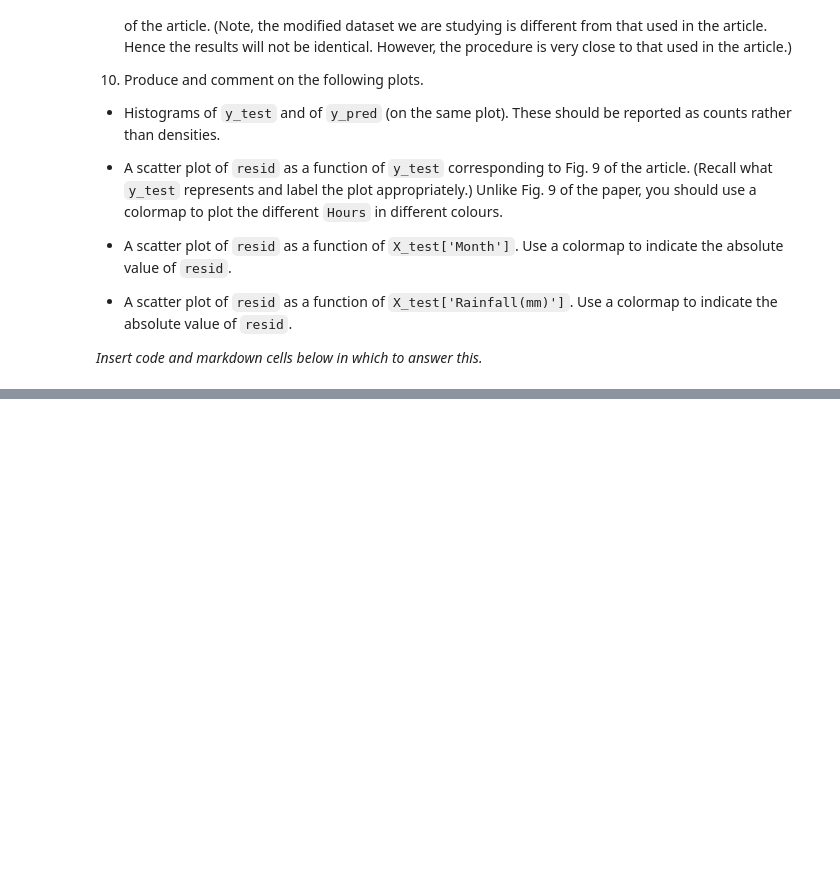
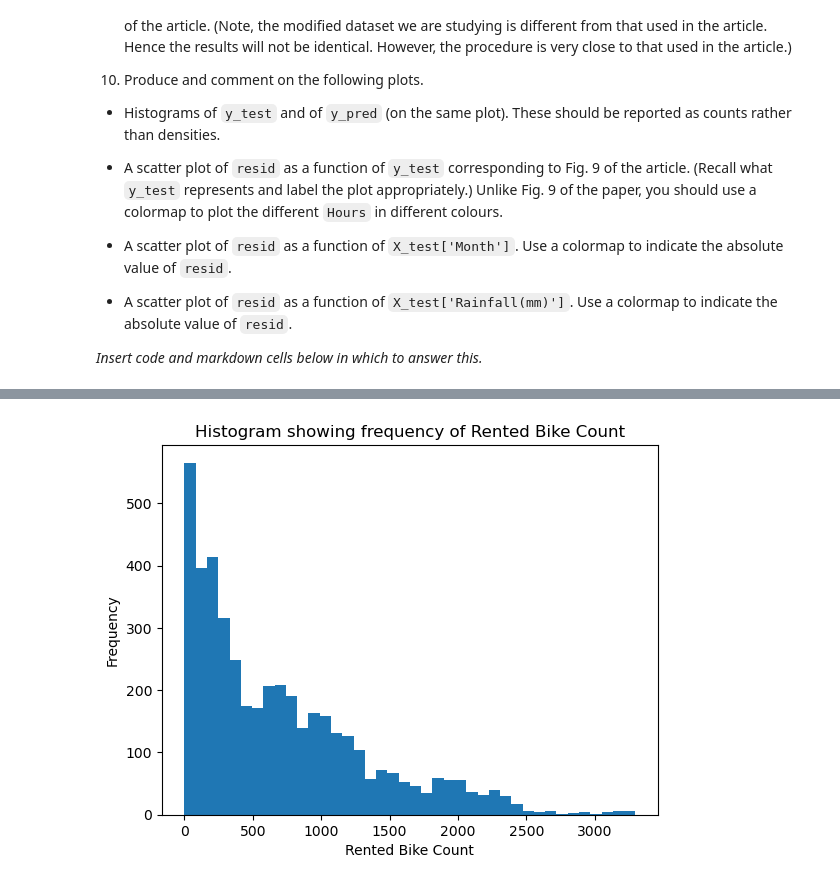
Before and after one commit to goshawk22/ma124-ml, a Jupyter notebook: section_a/A1.ipynb, the cells around one changed output, grey strips where cells are left out. Cells and saved outputs as stored; diff of their text form; code cells hidden in the pictures; blank space fills up the shorter version.

Commit message:
Move A1 to correct file and clean up imports

```diff
--- a/section_a/A1.ipynb
+++ b/section_a/A1.ipynb
@@ -53,3 +53,96 @@ While the number of tasks is large, this is in part because the instructions are
 - A scatter plot of `resid` as a function of `X_test['Rainfall(mm)']`. Use a colormap to indicate the absolute value of `resid`.
 
 *Insert code and markdown cells below in which to answer this.*
+# %%
+#import libraries
+
+import numpy as np
+import matplotlib.pyplot as plt
+import pandas as pd
+import copy
+from sklearn import linear_model, metrics
+
+#choose data
+
+dataframe = pd.read_csv("../data/SeoulBikeData_mod.csv")
+print(dataframe.describe())
+
+#original data histogram
+
+plt.hist(dataframe['Rented Bike Count'], bins = 40)
+plt.title('Histogram showing frequency of Rented Bike Count')
+plt.xlabel('Rented Bike Count')
+plt.ylabel('Frequency')
+
+plt.show()
+
+#original data boxplot
+
+plt.boxplot(dataframe['Rented Bike Count'], vert = False)
+
+plt.title('Box plot showing frequency of Rented Bike Count')
+plt.xlabel('Rented Bike Count')
+plt.yticks([])
+
+plt.show()
+
+#test-train split
+
+X = dataframe.drop('Rented Bike Count', axis = 1)
+y=dataframe['Rented Bike Count']
+
+X_test = X[int(len(X)*3/4)+1:]
+X_train = X[0:int(len(X)*3/4)]
+y_test = y[int(len(y)*3/4)+1:]
+y_train =  y[0:int(len(y)*3/4)]
+
+#predictions
+
+regr = linear_model.LinearRegression()
+regr.fit(X_train, y_train)
+y_pred = regr.predict(X_test)
+resid = y_test - y_pred
+
+#statistics
+
+rmse = np.sqrt(metrics.mean_squared_error(y_test, y_pred))
+r_squared = np.corrcoef(y_test, y_pred)[0,1]
+mae = np.abs(np.subtract(y_test, y_pred)).mean()
+cv = np.std(y_pred)/np.mean(y_pred)
+
+print('Root Mean Squared Error: ' + str(rmse))
+print('Rsquared: ' + str(r_squared))
+print('Mean Absolute Error: ' + str(mae))
+print('Coefficient of Variation: ' + str(cv))
+
+#histograms
+
+plt.hist(y_test, bins = 40, label = 'y_test')
+plt.hist(y_pred, bins = 40, label = 'y_pred')
+plt.xlabel('Rented Bike Count')
+plt.ylabel('Frequency')
+plt.legend(fontsize="12")
+plt.show()
+
+#for colourmap
+
+residcol = abs(resid)
+hours = (dataframe["Hour"])[int(len(X)*3/4)+1:]
+
+#scatter diagrams
+
+plt.scatter(y_test, resid, s=10, c=hours, cmap="viridis")
+plt.xlabel('True data')
+plt.ylabel('Difference between true and predicted data')
+plt.show()
+
+plt.scatter(X_test['Month'], resid, c=residcol, s=10)
+plt.xlabel('Month')
+plt.ylabel('Difference between predicted and true data')
+plt.show()
+
+plt.scatter(X_test['Rainfall(mm)'], resid, c=residcol, s=10)
+plt.xlabel('Rainfall (mm)')
+plt.ylabel('Difference between predicted and true data')
+plt.show()
+# %% [output]
@@ -55,0 +166 @@ While the number of tasks is large, this is in part because the instructions are
+[figure, added]
```
Also changed, not shown: parts of 2 cells of this notebook, 1 other file.
